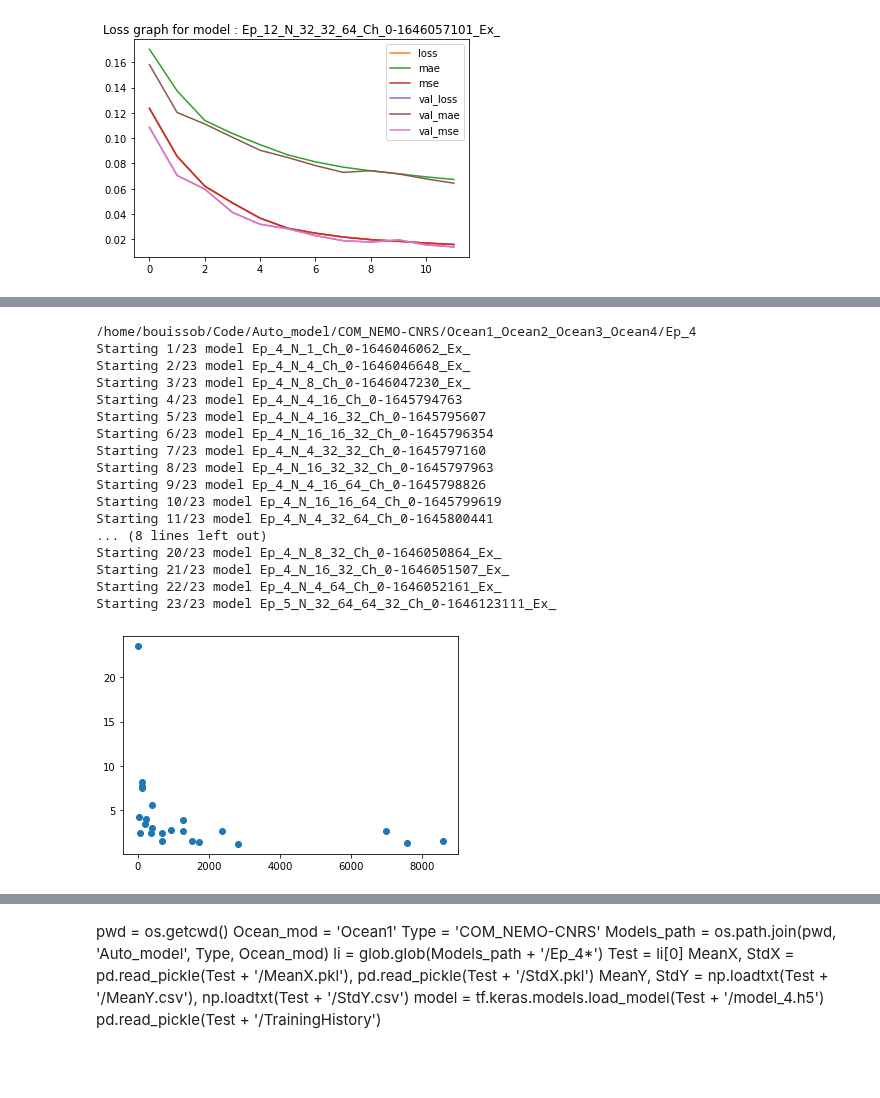
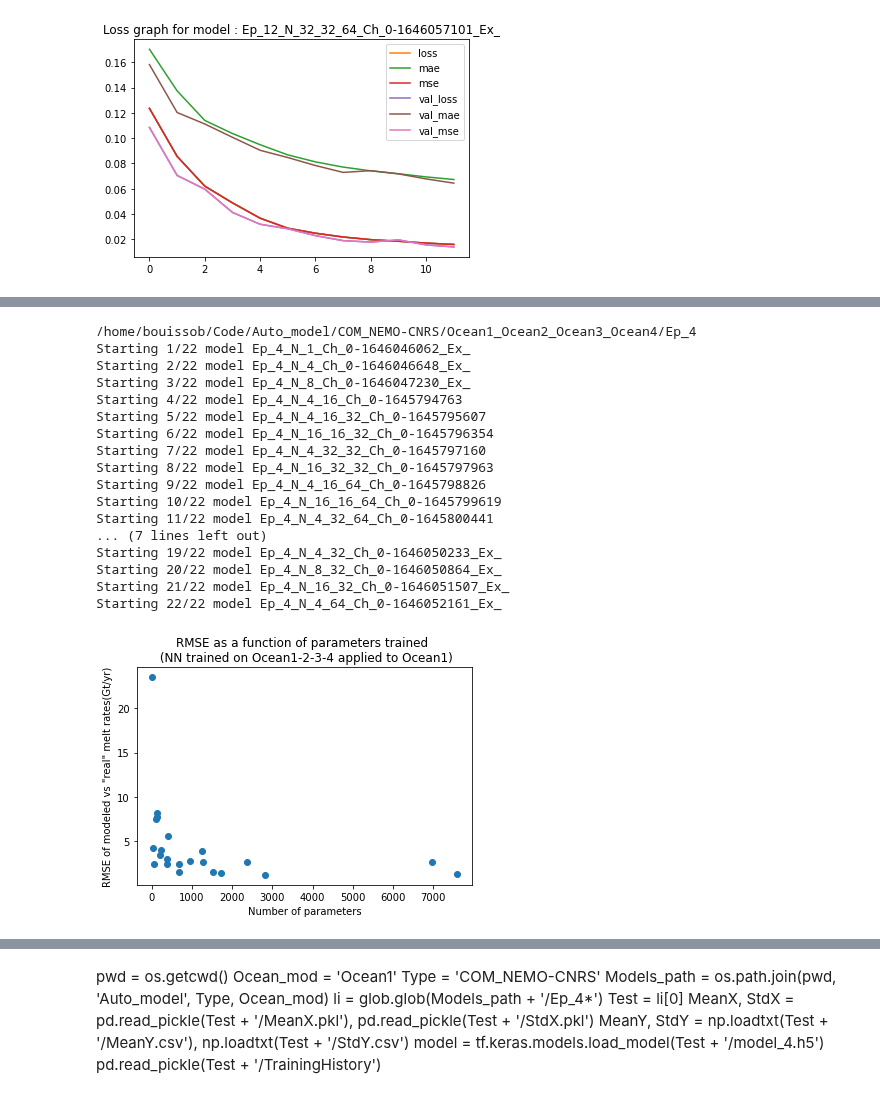
Before and after one commit to BenBouiss/NN_intern_2022, a Jupyter notebook: Class_NN_test.ipynb, the cells around one changed output, grey strips where cells are left out. Drawn from its saved outputs; the diff is of its cells as text; code cells hidden in the pictures; blank space fills up the shorter version.

```diff
--- a/Class_NN_test.ipynb
+++ b/Class_NN_test.ipynb
@@ -136,24 +173,26 @@ Starting 51/51 model Ep_12_N_64_64_64_64_64_Ch_0-1646058734_Ex_Var
 # %%
-Rm, Param, Neur = NN.Plot_RMSE_to_param(Epoch = 4, Ocean_trained = OcT, message = 0)
+importlib.reload(NN)
+Rm, Param, Neur = NN.Plot_RMSE_to_param(save = True, Epoch = 4,
+                        Ocean_trained = OcT, message = 0, Exact = 1)
 # %% [output]
 /home/bouissob/Code/Auto_model/COM_NEMO-CNRS/Ocean1_Ocean2_Ocean3_Ocean4/Ep_4
-Starting 1/23 model Ep_4_N_1_Ch_0-1646046062_Ex_
-Starting 2/23 model Ep_4_N_4_Ch_0-1646046648_Ex_
-Starting 3/23 model Ep_4_N_8_Ch_0-1646047230_Ex_
-Starting 4/23 model Ep_4_N_4_16_Ch_0-1645794763
-Starting 5/23 model Ep_4_N_4_16_32_Ch_0-1645795607
-Starting 6/23 model Ep_4_N_16_16_32_Ch_0-1645796354
-Starting 7/23 model Ep_4_N_4_32_32_Ch_0-1645797160
-Starting 8/23 model Ep_4_N_16_32_32_Ch_0-1645797963
-Starting 9/23 model Ep_4_N_4_16_64_Ch_0-1645798826
-Starting 10/23 model Ep_4_N_16_16_64_Ch_0-1645799619
-Starting 11/23 model Ep_4_N_4_32_64_Ch_0-1645800441
-... (8 lines left out)
-Starting 20/23 model Ep_4_N_8_32_Ch_0-1646050864_Ex_
-Starting 21/23 model Ep_4_N_16_32_Ch_0-1646051507_Ex_
-Starting 22/23 model Ep_4_N_4_64_Ch_0-1646052161_Ex_
-Starting 23/23 model Ep_5_N_32_64_64_32_Ch_0-1646123111_Ex_
+Starting 1/22 model Ep_4_N_1_Ch_0-1646046062_Ex_
+Starting 2/22 model Ep_4_N_4_Ch_0-1646046648_Ex_
+Starting 3/22 model Ep_4_N_8_Ch_0-1646047230_Ex_
+Starting 4/22 model Ep_4_N_4_16_Ch_0-1645794763
+Starting 5/22 model Ep_4_N_4_16_32_Ch_0-1645795607
+Starting 6/22 model Ep_4_N_16_16_32_Ch_0-1645796354
+Starting 7/22 model Ep_4_N_4_32_32_Ch_0-1645797160
+Starting 8/22 model Ep_4_N_16_32_32_Ch_0-1645797963
+Starting 9/22 model Ep_4_N_4_16_64_Ch_0-1645798826
+Starting 10/22 model Ep_4_N_16_16_64_Ch_0-1645799619
+Starting 11/22 model Ep_4_N_4_32_64_Ch_0-1645800441
+... (7 lines left out)
+Starting 19/22 model Ep_4_N_4_32_Ch_0-1646050233_Ex_
+Starting 20/22 model Ep_4_N_8_32_Ch_0-1646050864_Ex_
+Starting 21/22 model Ep_4_N_16_32_Ch_0-1646051507_Ex_
+Starting 22/22 model Ep_4_N_4_64_Ch_0-1646052161_Ex_
-[figure, old version]
+[figure, new version]
 # %%
 importlib.reload(NN)
 RMSEs, Params, Melts, Modded_melts, Neurs, Oc = NN.Plot_Melt_to_Modded_melt(save = True, Epoch = 5,
```
Also changed, not shown: parts of 7 cells of this notebook, 31 other files.
